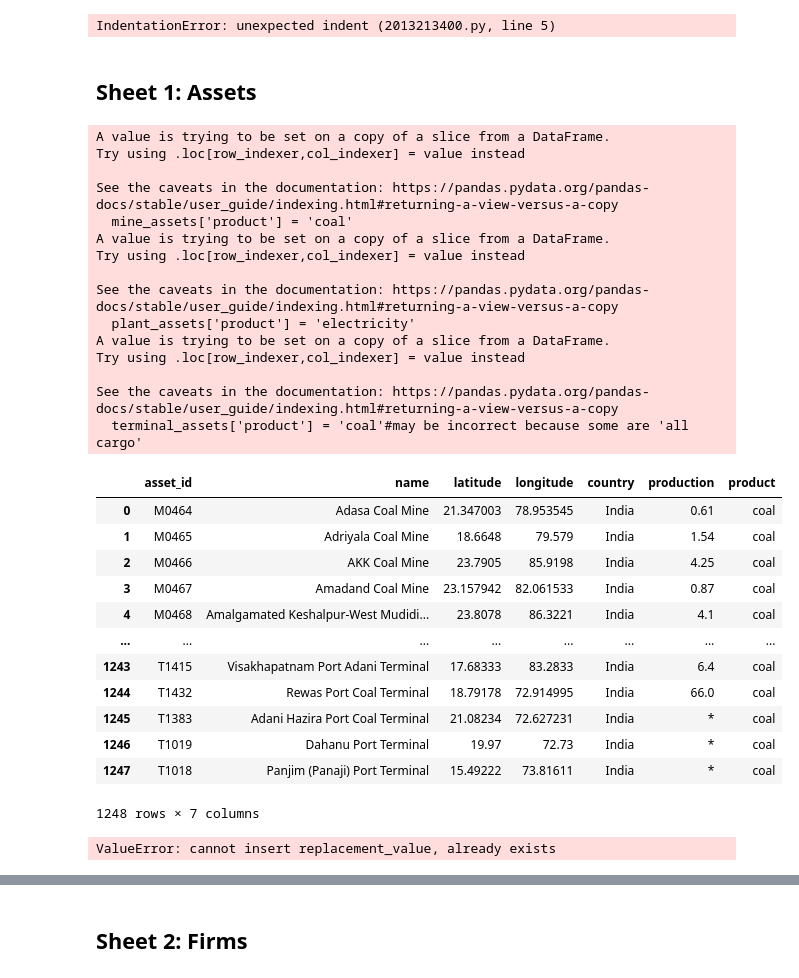
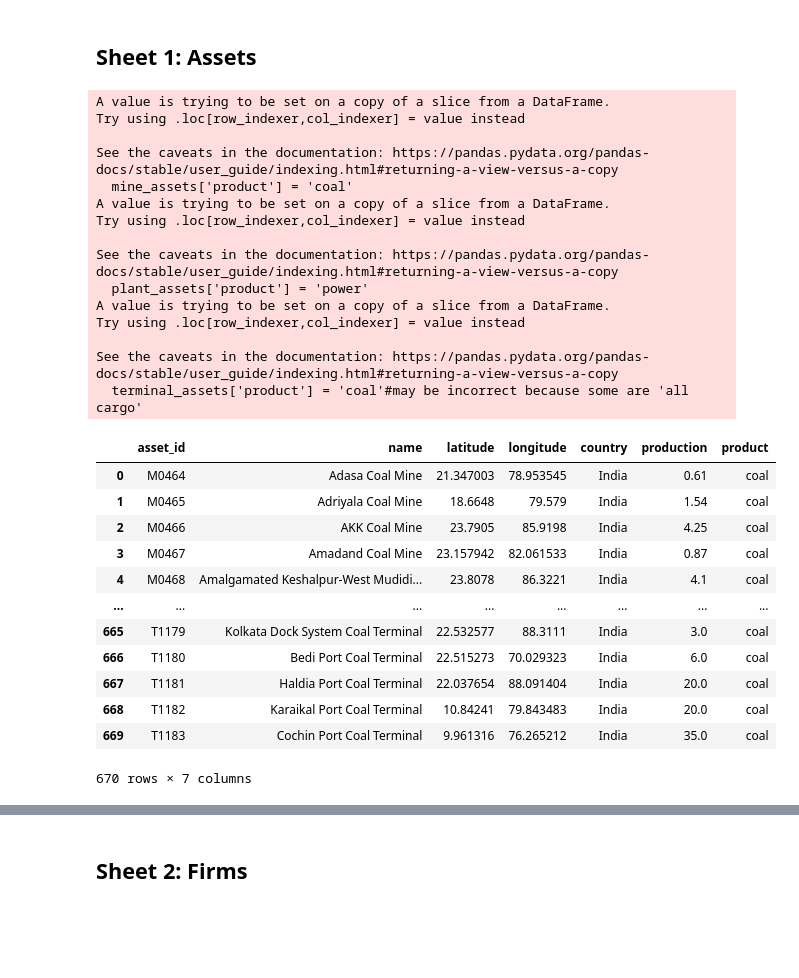
Before and after one commit to yingtian1/Thesis_2425, a Jupyter notebook: Preprocessing_mine.ipynb, the cells around one changed output, grey strips where cells are left out. Saved outputs shown, nothing was run; the diff lists cells and outputs as text; code cells hidden in the pictures; blank space fills up the shorter version.

```diff
--- a/Preprocessing_mine.ipynb
+++ b/Preprocessing_mine.ipynb
@@ -19,22 +19,38 @@ plant['Est_capacity (MW)']=plant['Capacity (MW)']*plant['Capacity factor']
 terminal = pd.read_excel("./Data/new coal/Global-Coal-Terminals-Tracker-December-2024.xlsx", sheet_name="Terminals")
 # %%
 # Step 1: Drop columns
-#def drop_columns(df):
-    #columns_to_keep = ['GEM Mine ID', 'Mine Name', 'Latitude', 'Longitude', 'Country', 'Production (Mtpa)',
-                       #'Year of Production',
+def drop_columns_mine(df):
+    columns_to_keep = ['GEM Mine ID', 'Mine Name', 'Latitude', 'Longitude', 'Country', 'Production (Mtpa)',
+                       'Year of Production',
                        'Primary Consumer, Destination', 'Coal Plant, Steel Plant, Terminal', 'Owners', 'Parent Company']
-    #columns_to_drop = set(df.columns) - set(columns_to_keep)
-   # return df.drop(columns=columns_to_drop)
+    columns_to_drop = set(df.columns) - set(columns_to_keep)
+    return df.drop(columns=columns_to_drop)
 
 
-#drop_columns(mine_pri)
+mine_pri = drop_columns_mine(mine_pri)
+
+def drop_columns_plant(df):
+    columns_to_keep = ['GEM location ID', 'Plant name', 'Latitude', 'Longitude','Country/Area', 'Est_capacity (MW)', 'Owner', 'Parent']
+    columns_to_drop = set(df.columns) - set(columns_to_keep)
+    return df.drop(columns=columns_to_drop)
+
+plant = drop_columns_plant(plant)
+
+def drop_columns_terminal(df):
+    columns_to_keep = ['GEM Terminal ID', 'Coal Terminal Name', 'Latitude', 'Longitude','Country/Area', 'Capacity (Mt)', 'Owner']
+    columns_to_drop = set(df.columns) - set(columns_to_keep)
+    return df.drop(columns=columns_to_drop)
+
+terminal = drop_columns_terminal(terminal)
-# %% [output]
-IndentationError: unexpected indent (2013213400.py, line 5)
 # %%
 #may further filter by 'status == 'operating'
 mine_pri = mine_pri[mine_pri['Country'] == 'India']
 plant = plant[plant['Country/Area'] == 'India']
 terminal = terminal[terminal['Country/Area'] == 'India']
+# %%
+mine_pri = mine_pri[mine_pri['Status'] == 'Operating']
+plant = plant[plant['Status'] == 'operating']
+terminal = terminal[terminal['Status'] == 'Operating']
 # %% [markdown]
 ## Sheet 1: Assets
 # %%
@@ -47,7 +63,7 @@ plant_assets.columns = ['asset_id', 'name', 'latitude', 'longitude', 'country',
 terminal_assets.columns = ['asset_id', 'name', 'latitude', 'longitude', 'country', 'production']
 
 mine_assets['product'] = 'coal'
-plant_assets['product'] = 'electricity'
+plant_assets['product'] = 'power'
 terminal_assets['product'] = 'coal'#may be incorrect because some are 'all cargo'
 
 def process_assets(df):
@@ -76,43 +92,41 @@ mine_assets = process_assets(mine_assets)
 plant_assets = process_assets(plant_assets)
 terminal_assets = process_assets(terminal_assets)
 
 # 合并所有资产数据
 total_assets = pd.concat([mine_assets, plant_assets, terminal_assets], ignore_index=True)
 
 # 输出最终结果
 total_assets
 # %% [output]
 A value is trying to be set on a copy of a slice from a DataFrame.
 Try using .loc[row_indexer,col_indexer] = value instead
 
 See the caveats in the documentation: https://pandas.pydata.org/pandas-docs/stable/user_guide/indexing.html#returning-a-view-versus-a-copy
   mine_assets['product'] = 'coal'
 A value is trying to be set on a copy of a slice from a DataFrame.
 Try using .loc[row_indexer,col_indexer] = value instead
 
 See the caveats in the documentation: https://pandas.pydata.org/pandas-docs/stable/user_guide/indexing.html#returning-a-view-versus-a-copy
-  plant_assets['product'] = 'electricity'
+  plant_assets['product'] = 'power'
 A value is trying to be set on a copy of a slice from a DataFrame.
 Try using .loc[row_indexer,col_indexer] = value instead
 
 See the caveats in the documentation: https://pandas.pydata.org/pandas-docs/stable/user_guide/indexing.html#returning-a-view-versus-a-copy
   terminal_assets['product'] = 'coal'#may be incorrect because some are 'all cargo'
 |  | asset_id | name | latitude | longitude | country | production | product |
 | 0 | M0464 | Adasa Coal Mine | 21.347003 | 78.953545 | India | 0.61 | coal |
 | 1 | M0465 | Adriyala Coal Mine | 18.6648 | 79.579 | India | 1.54 | coal |
 | 2 | M0466 | AKK Coal Mine | 23.7905 | 85.9198 | India | 4.25 | coal |
 | 3 | M0467 | Amadand Coal Mine | 23.157942 | 82.061533 | India | 0.87 | coal |
 | 4 | M0468 | Amalgamated Keshalpur-West Mudidi... | 23.8078 | 86.3221 | India | 4.1 | coal |
 | ... | ... | ... | ... | ... | ... | ... | ... |
-| 1243 | T1415 | Visakhapatnam Port Adani Terminal | 17.68333 | 83.2833 | India | 6.4 | coal |
-| 1244 | T1432 | Rewas Port Coal Terminal | 18.79178 | 72.914995 | India | 66.0 | coal |
-| 1245 | T1383 | Adani Hazira Port Coal Terminal | 21.08234 | 72.627231 | India | * | coal |
-| 1246 | T1019 | Dahanu Port Terminal | 19.97 | 72.73 | India | * | coal |
-| 1247 | T1018 | Panjim (Panaji) Port Terminal | 15.49222 | 73.81611 | India | * | coal |
+| 665 | T1179 | Kolkata Dock System Coal Terminal | 22.532577 | 88.3111 | India | 3.0 | coal |
+| 666 | T1180 | Bedi Port Coal Terminal | 22.515273 | 70.029323 | India | 6.0 | coal |
+| 667 | T1181 | Haldia Port Coal Terminal | 22.037654 | 88.091404 | India | 20.0 | coal |
+| 668 | T1182 | Karaikal Port Coal Terminal | 10.84241 | 79.843483 | India | 20.0 | coal |
+| 669 | T1183 | Cochin Port Coal Terminal | 9.961316 | 76.265212 | India | 35.0 | coal |
-1248 rows × 7 columns
+670 rows × 7 columns
 # %%
 prod_index = total_assets.columns.get_loc('production')
 
 total_assets.insert(prod_index, 'replacement_value', '')
-# %% [output]
-ValueError: cannot insert replacement_value, already exists
```
Also changed, not shown: parts of 11 cells of this notebook, 1 other file.
